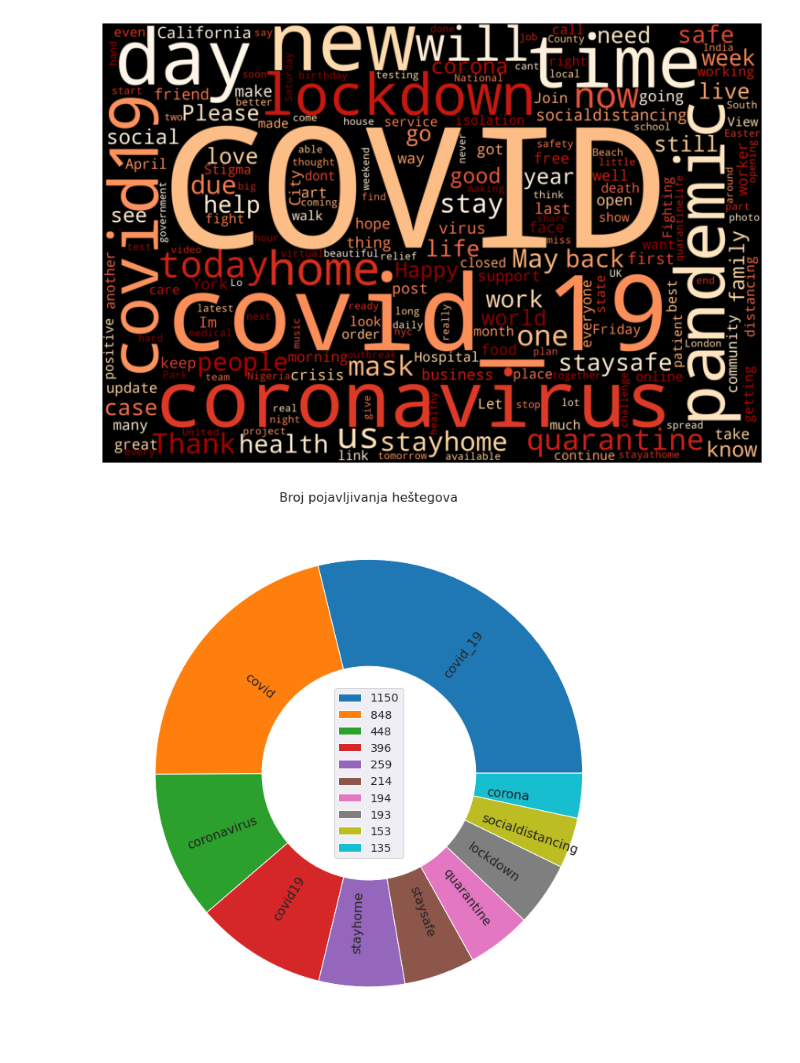
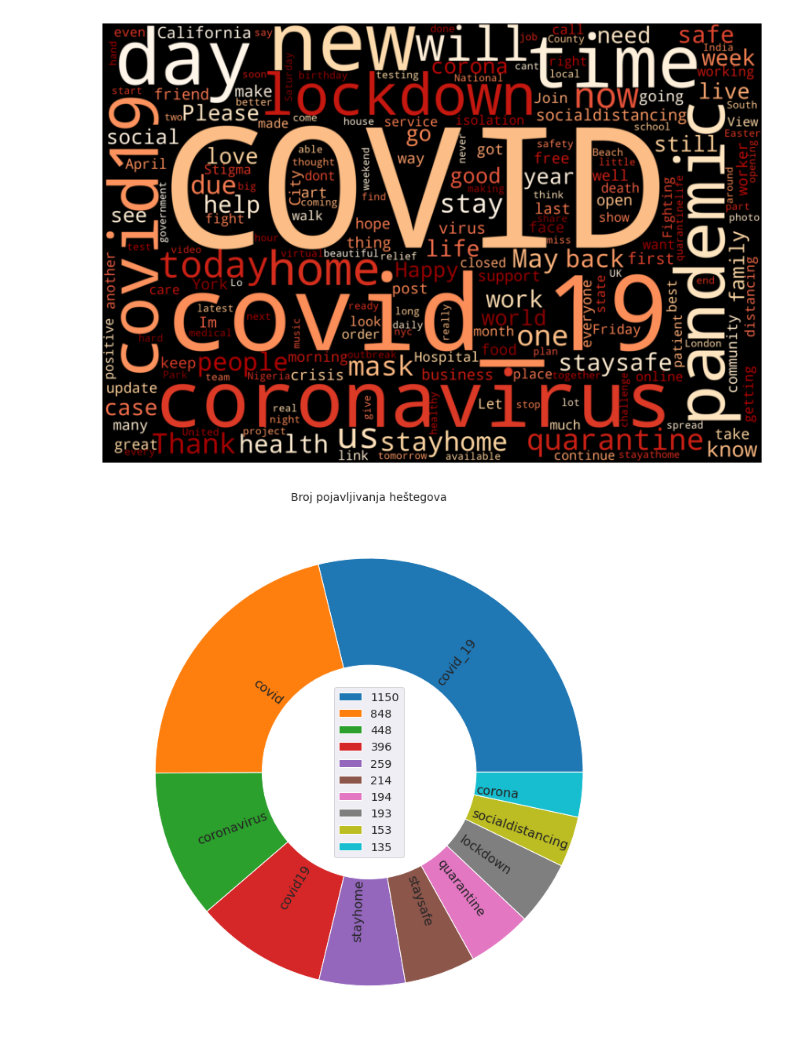
Before and after one commit to love-bees/twitter, a Jupyter notebook: exploratory_visuals.ipynb, the cells around one changed output. Cells and saved outputs as stored; diff of their text form; code cells hidden in the pictures.

```diff
--- a/exploratory_visuals.ipynb
+++ b/exploratory_visuals.ipynb
@@ -130,18 +130,18 @@ for i in hashes_single:
 # %%
 import seaborn as sns
 import matplotlib.pyplot as plt
 
 sns.set_style("darkgrid")
 hashes_single = pd.Series(h)
 
 x = hashes_single
 x = x.value_counts().head(10)
 
-x.plot(labels=x.index,rotatelabels=0.5,labeldistance=0.55,wedgeprops=dict(width=0.5), kind='pie', figsize=(10,10),fontsize=16, radius=1)
+x.plot(labels=x.index,rotatelabels=0.5,labeldistance=0.5,wedgeprops=dict(width=0.5), kind='pie', figsize=(10,10),fontsize=16, radius=1)
 
-plt.title('Broj pojavljivanja heštegova', fontsize=16)
+plt.title('Broj pojavljivanja heštegova', fontsize=14)
 plt.legend(x.values,loc=10, fontsize='x-large')
 plt.ylabel('')
 plt.tight_layout()
 # %% [output]
-[figure, old version]
+[figure, new version]
```
